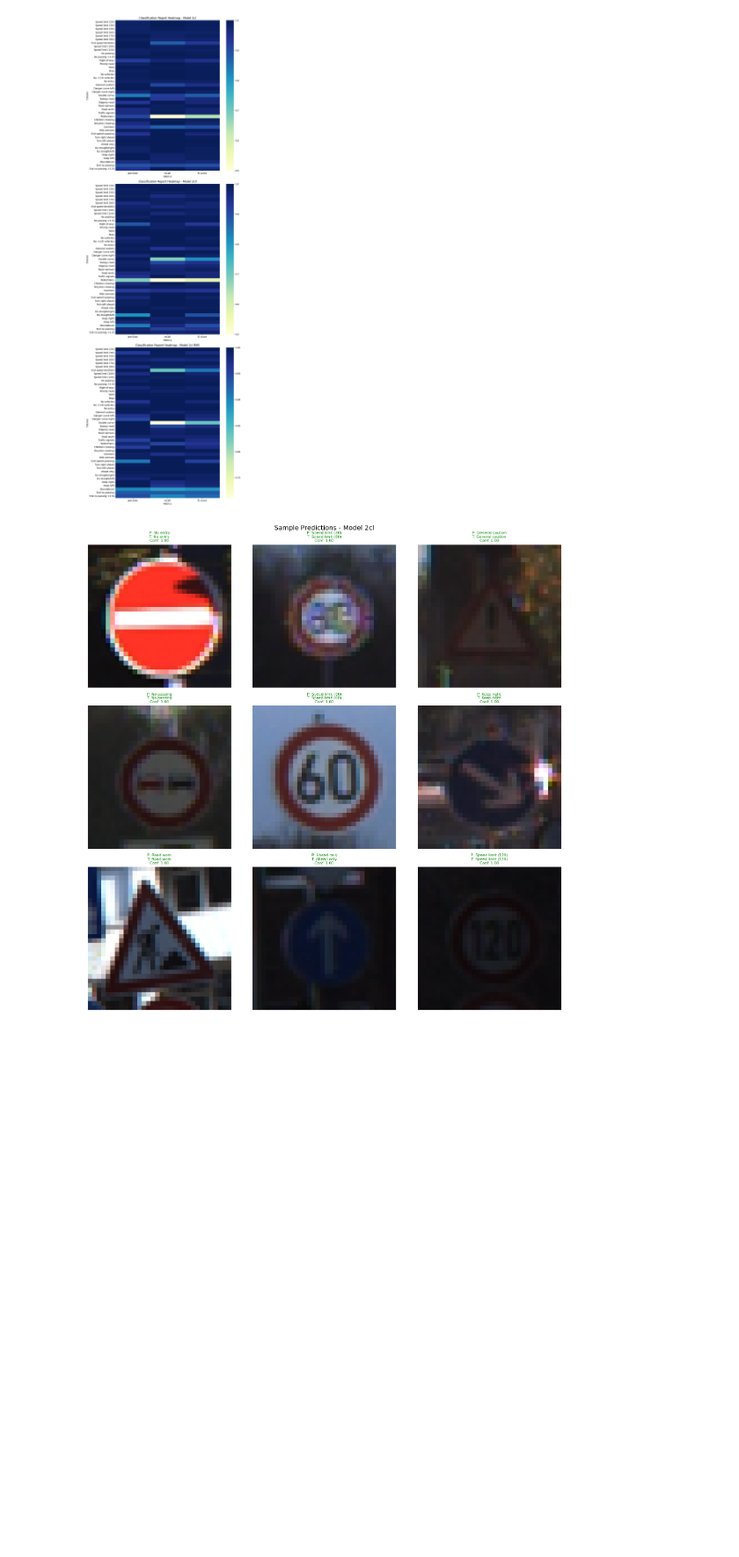
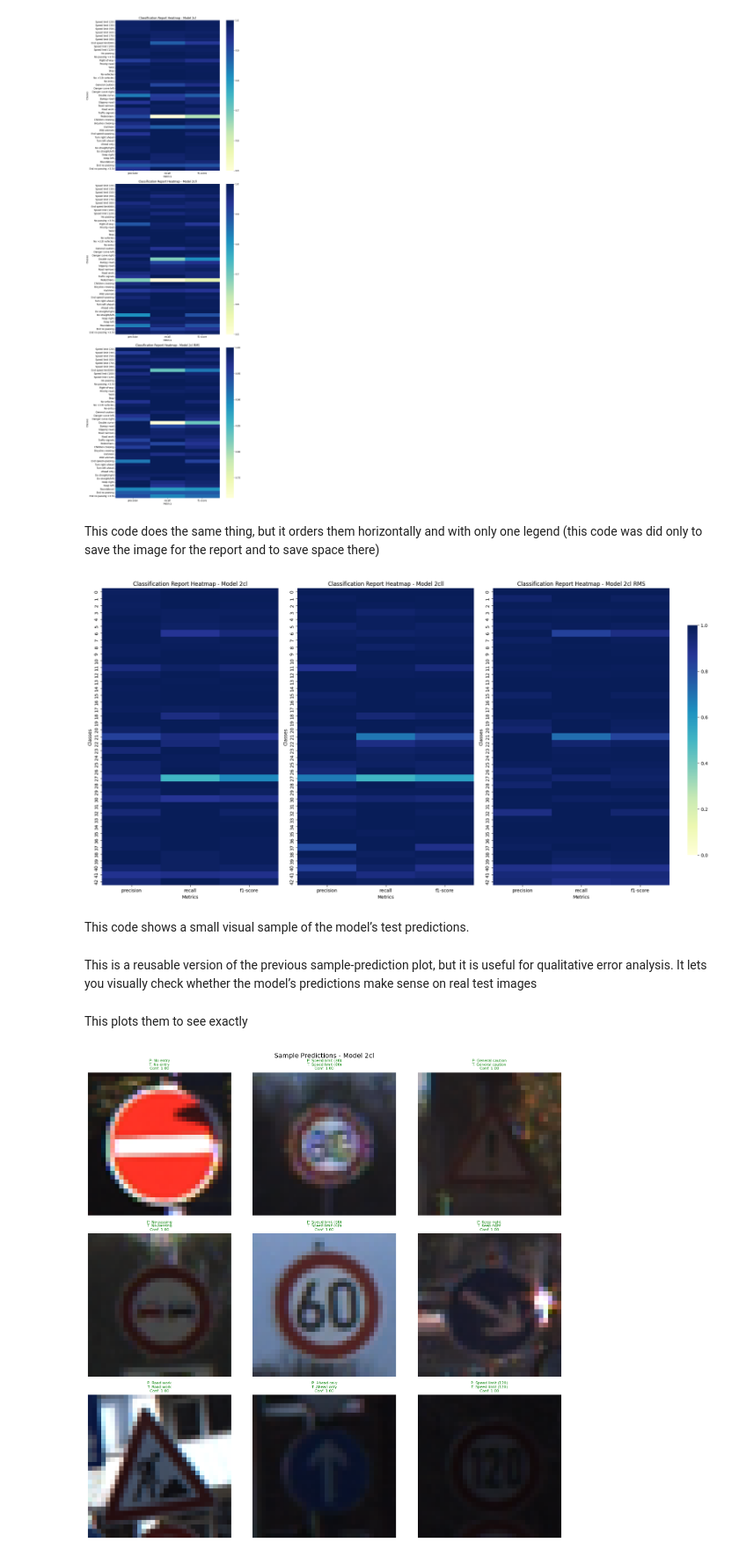
Before and after one commit to rares8283682/CNN-for-traffic-signs-classification-, a Jupyter notebook: traffic_sign_detection_using_cnns_99_accuracy_finall-2.ipynb, the cells around one changed output. Shown at 88% size. Cells and saved outputs as stored; diff of their text form; code cells hidden in the pictures; blank space fills up the shorter version.

```diff
--- a/traffic_sign_detection_using_cnns_99_accuracy_finall-2.ipynb
+++ b/traffic_sign_detection_using_cnns_99_accuracy_finall-2.ipynb
@@ -3349,6 +3469,43 @@ plt.tight_layout()
 plt.show()
 # %% [output]
 [figure]
+# %% [markdown]
+This code does the same thing, but it orders them horizontally and with only one legend (this code was did only to save the image for the report and to save space there)
+# %%
+def plot_classification_report_heatmap(df_report, model_name, ax, cbar=False, cbar_ax=None):
+    heatmap_data = df_report[['precision', 'recall', 'f1-score']]
+
+    sns.heatmap(
+        heatmap_data,
+        annot=False,
+        cmap='YlGnBu',
+        vmin=0,
+        vmax=1,
+        ax=ax,
+        cbar=cbar,
+        cbar_ax=cbar_ax
+    )
+
+    ax.set_title(f'Classification Report Heatmap - {model_name}')
+    ax.set_xlabel('Metrics')
+    ax.set_ylabel('Classes')
+# %%
+fig, axes = plt.subplots(1, 3, figsize=(20, 10))
+
+# add one shared colorbar axis on the right
+cbar_ax = fig.add_axes([0.92, 0.15, 0.015, 0.7])
+
+plot_classification_report_heatmap(df_report_2cl, 'Model 2cl', axes[0], cbar=False)
+plot_classification_report_heatmap(df_report_2cll, 'Model 2cll', axes[1], cbar=False)
+plot_classification_report_heatmap(df_report_2cl_RMS, 'Model 2cl RMS', axes[2], cbar=True, cbar_ax=cbar_ax)
+
+plt.tight_layout(rect=[0, 0, 0.9, 1])
+plt.show()
+# %% [output]
+[figure, added]
+# %% [markdown]
+
+This code shows a small visual sample of the model’s test predictions.
 # %%
 sample_total = min(9, len(X_test))
 sample_indices = random.sample(range(len(X_test)), sample_total)
@@ -3372,6 +3529,8 @@ for plot_index, sample_index in enumerate(sample_indices):
 
 plt.tight_layout()
 plt.show()
+# %% [markdown]
+This is a reusable version of the previous sample-prediction plot, but it is useful for qualitative error analysis. It lets you visually check whether the model’s predictions make sense on real test images
 # %%
 sample_total = min(9, len(X_test))
 sample_indices = random.sample(range(len(X_test)), sample_total)
@@ -3402,6 +3561,8 @@ def plot_sample_predictions(X_test, y_true, y_pred, y_pred_prob, model_name, sam
     fig.suptitle(f'Sample Predictions - {model_name}', fontsize=14)
     plt.tight_layout()
     plt.show()
+# %% [markdown]
+This plots them to see exactly
 # %%
 plot_sample_predictions(X_test, y_test_true, y_pred_2cl, y_pred_prob_2cl, 'Model 2cl', sample_indices)
 plot_sample_predictions(X_test, y_test_true, y_pred_2cll, y_pred_prob_2cll, 'Model 2cll', sample_indices)
```
Also changed, not shown: parts of 89 cells of this notebook.
